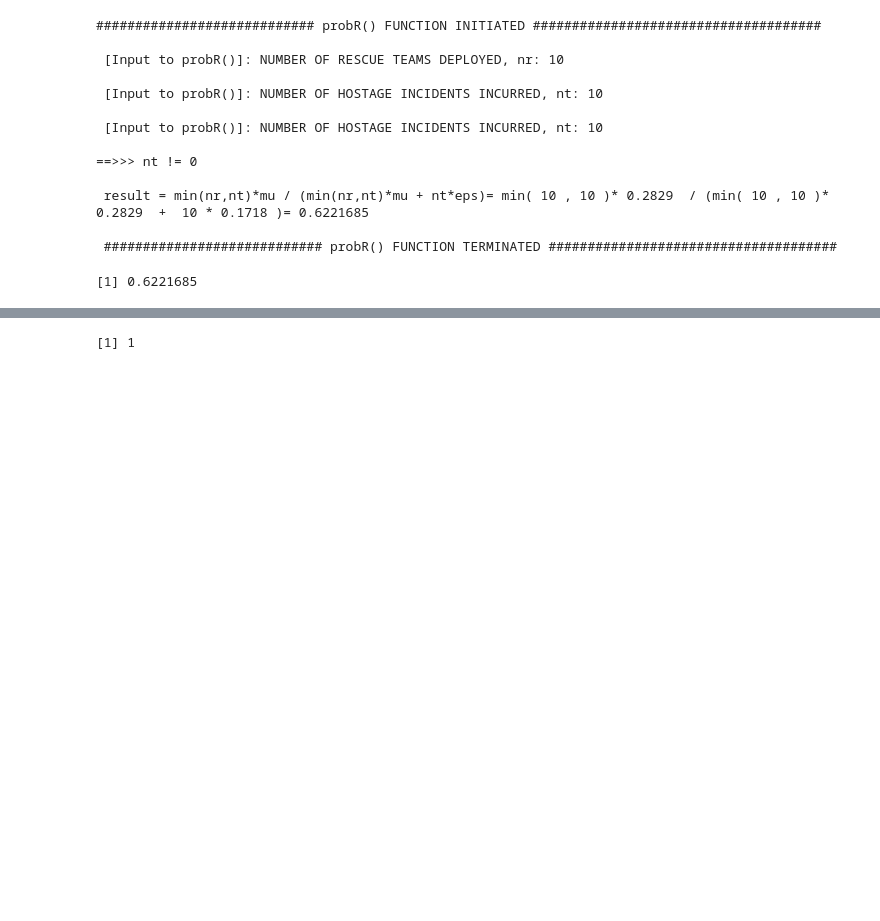
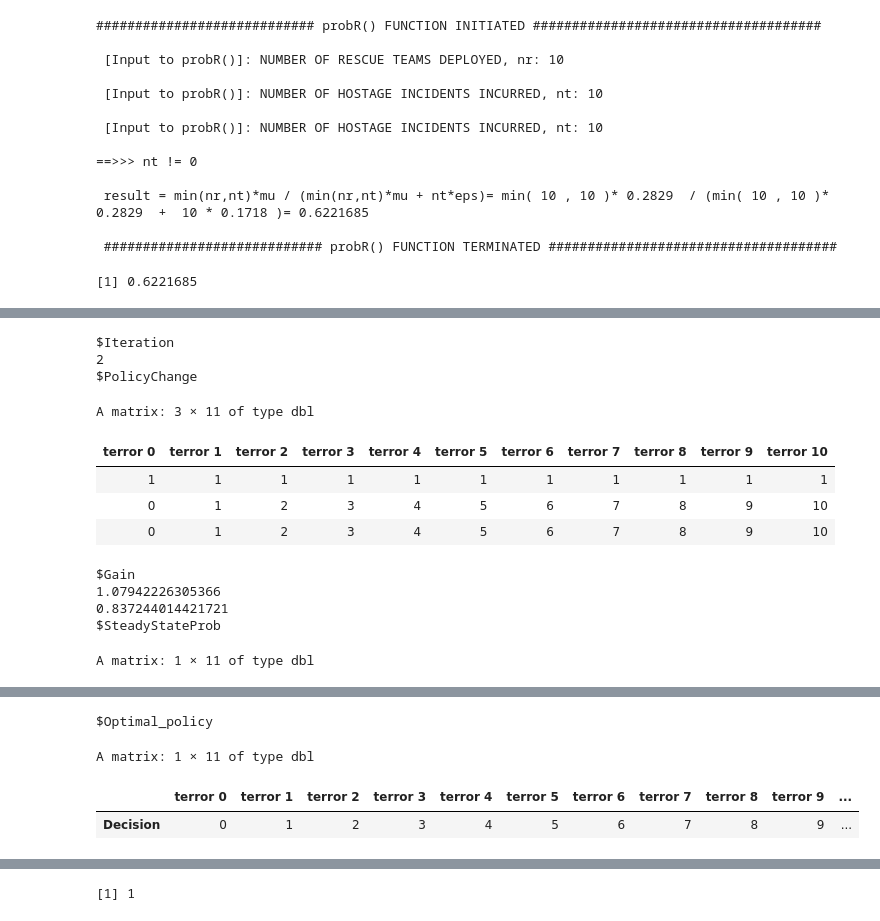
Before and after one commit to IshtiSikder/Optimal-allocation-of-rescue-teams-for-hostage-situations, a Jupyter notebook: R_for_MDP_(NEW).ipynb, the cells around one changed output, grey strips where cells are left out. Drawn from its saved outputs; the diff is of its cells as text; code cells hidden in the pictures; blank space fills up the shorter version.

```diff
--- a/R_for_MDP_(NEW).ipynb
+++ b/R_for_MDP_(NEW).ipynb
@@ -522,0 +576,16 @@ probR = function(nr, nt, eps, mu) {
+# %%
+MDP(lam = 0.2763, mu = 0.2829, eps = 0.1718, numRescue=10, numTerror=10, costR=1, costT=2, RC='L', TC='L')
+# %% [output]
+$Iteration
+2
+$PolicyChange
+A matrix: 3 × 11 of type dbl
+| terror 0 | terror 1 | terror 2 | terror 3 | terror 4 | terror 5 | terror 6 | terror 7 | terror 8 | terror 9 | terror 10 |
+| 1 | 1 | 1 | 1 | 1 | 1 | 1 | 1 | 1 | 1 | 1 |
+| 0 | 1 | 2 | 3 | 4 | 5 | 6 | 7 | 8 | 9 | 10 |
+| 0 | 1 | 2 | 3 | 4 | 5 | 6 | 7 | 8 | 9 | 10 |
+$Gain
+1.07942226305366
+0.837244014421721
+$SteadyStateProb
+A matrix: 1 × 11 of type dbl
@@ -523,3 +594,7 @@ probR = function(nr, nt, eps, mu) {
+$Optimal_policy
+A matrix: 1 × 11 of type dbl
+|  | terror 0 | terror 1 | terror 2 | terror 3 | terror 4 | terror 5 | terror 6 | terror 7 | terror 8 | terror 9 | ... |
+| Decision | 0 | 1 | 2 | 3 | 4 | 5 | 6 | 7 | 8 | 9 | ... |
 # %%
 MDP = function(lam, mu, eps, numRescue, numTerror, costR, costT, RC, TC) {
   r = numRescue
```
Also changed, not shown: parts of 9 cells of this notebook.
